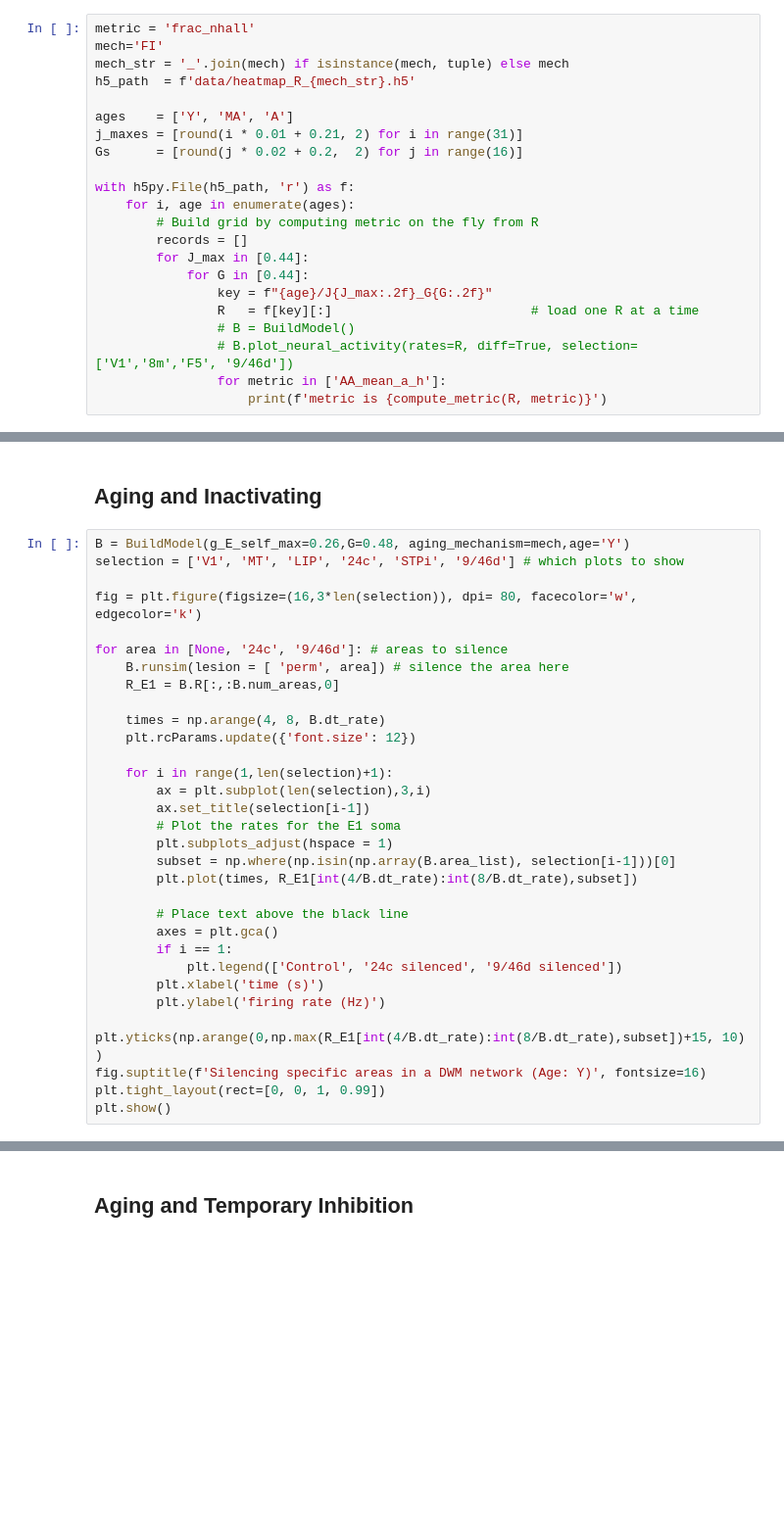
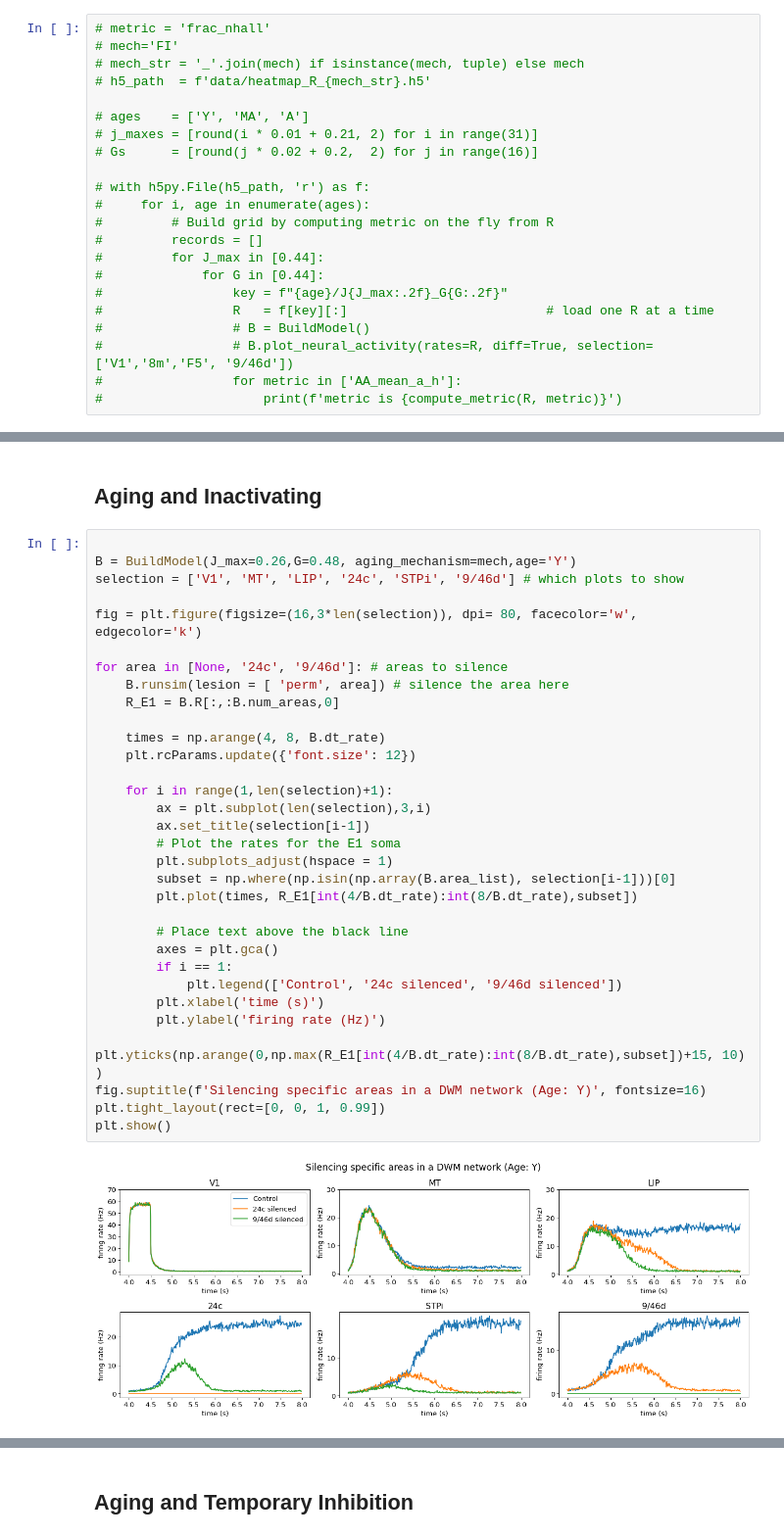
Before and after one commit to Davide537/Mathematical-Models, a Jupyter notebook: WM Model/Aging model.ipynb, the cells around one changed output, grey strips where cells are left out. Shown at 98% size. Saved outputs shown, nothing was run; the diff lists cells and outputs as text; blank space fills up the shorter version.

```diff
--- a/WM Model/Aging model.ipynb
+++ b/WM Model/Aging model.ipynb
@@ -1281,27 +1259,27 @@ def Plot_Heatmaps_diff(mech, metric='mean', perc = 0.4, comb_plot=True, mesh=Tru
 Plot_Heatmaps(mech=mech, metric='mean', perc=per)
 Plot_Heatmaps_diff(mech=mech, metric='mean', perc=per)
 # %%
-metric = 'frac_nhall'
-mech='FI'
-mech_str = '_'.join(mech) if isinstance(mech, tuple) else mech
-h5_path  = f'data/heatmap_R_{mech_str}.h5'
+# metric = 'frac_nhall'
+# mech='FI'
+# mech_str = '_'.join(mech) if isinstance(mech, tuple) else mech
+# h5_path  = f'data/heatmap_R_{mech_str}.h5'
 
-ages    = ['Y', 'MA', 'A']
-j_maxes = [round(i * 0.01 + 0.21, 2) for i in range(31)]
-Gs      = [round(j * 0.02 + 0.2,  2) for j in range(16)]
+# ages    = ['Y', 'MA', 'A']
+# j_maxes = [round(i * 0.01 + 0.21, 2) for i in range(31)]
+# Gs      = [round(j * 0.02 + 0.2,  2) for j in range(16)]
 
-with h5py.File(h5_path, 'r') as f:
-    for i, age in enumerate(ages):
-        # Build grid by computing metric on the fly from R
-        records = []
-        for J_max in [0.44]:
-            for G in [0.44]:
-                key = f"{age}/J{J_max:.2f}_G{G:.2f}"
-                R   = f[key][:]                          # load one R at a time
-                # B = BuildModel()
-                # B.plot_neural_activity(rates=R, diff=True, selection=['V1','8m','F5', '9/46d'])
-                for metric in ['AA_mean_a_h']:
-                    print(f'metric is {compute_metric(R, metric)}')
+# with h5py.File(h5_path, 'r') as f:
+#     for i, age in enumerate(ages):
+#         # Build grid by computing metric on the fly from R
+#         records = []
+#         for J_max in [0.44]:
+#             for G in [0.44]:
+#                 key = f"{age}/J{J_max:.2f}_G{G:.2f}"
+#                 R   = f[key][:]                          # load one R at a time
+#                 # B = BuildModel()
+#                 # B.plot_neural_activity(rates=R, diff=True, selection=['V1','8m','F5', '9/46d'])
+#                 for metric in ['AA_mean_a_h']:
+#                     print(f'metric is {compute_metric(R, metric)}')
 # %% [markdown]
 # Cortical Areas
 # %%
@@ -1464,33 +1442,36 @@ plt.show()
 # %% [markdown]
 ## Aging and Inactivating
 # %%
-B = BuildModel(g_E_self_max=0.26,G=0.48, aging_mechanism=mech,age='Y')
+
+B = BuildModel(J_max=0.26,G=0.48, aging_mechanism=mech,age='Y')
 selection = ['V1', 'MT', 'LIP', '24c', 'STPi', '9/46d'] # which plots to show
 
 fig = plt.figure(figsize=(16,3*len(selection)), dpi= 80, facecolor='w', edgecolor='k')
 
 for area in [None, '24c', '9/46d']: # areas to silence
     B.runsim(lesion = [ 'perm', area]) # silence the area here
     R_E1 = B.R[:,:B.num_areas,0]
 
     times = np.arange(4, 8, B.dt_rate)
     plt.rcParams.update({'font.size': 12})
 
     for i in range(1,len(selection)+1):
         ax = plt.subplot(len(selection),3,i)
         ax.set_title(selection[i-1])
         # Plot the rates for the E1 soma
         plt.subplots_adjust(hspace = 1)
         subset = np.where(np.isin(np.array(B.area_list), selection[i-1]))[0]
         plt.plot(times, R_E1[int(4/B.dt_rate):int(8/B.dt_rate),subset])
 
         # Place text above the black line
         axes = plt.gca()
         if i == 1:
             plt.legend(['Control', '24c silenced', '9/46d silenced'])
         plt.xlabel('time (s)')
         plt.ylabel('firing rate (Hz)')
         plt.yticks(np.arange(0,np.max(R_E1[int(4/B.dt_rate):int(8/B.dt_rate),subset])+15, 10) )
 fig.suptitle(f'Silencing specific areas in a DWM network (Age: Y)', fontsize=16)
 plt.tight_layout(rect=[0, 0, 1, 0.99])
 plt.show()
+# %% [output]
+[figure, added]
```
Also changed, not shown: parts of 20 cells of this notebook, 37 other files.
